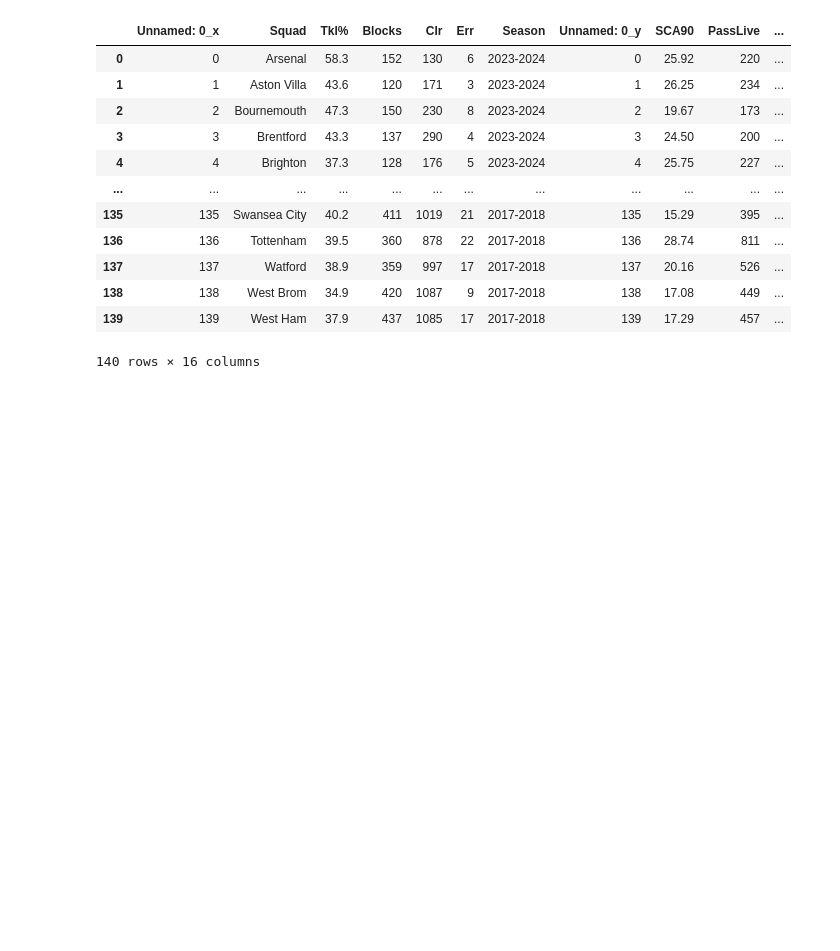
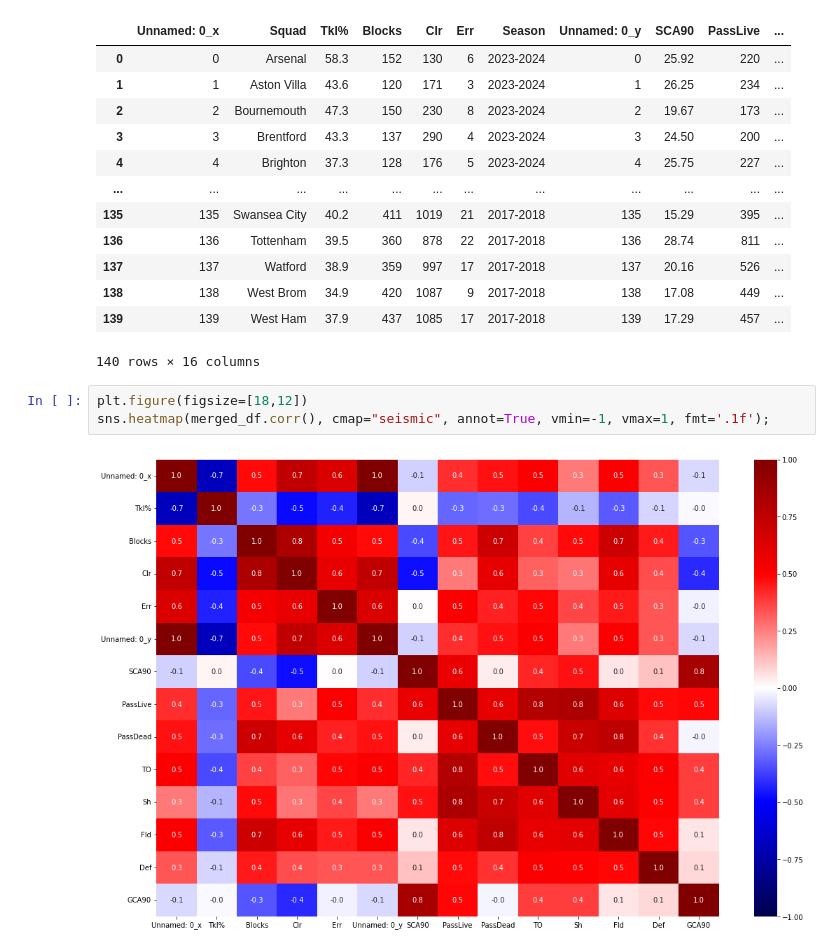
Before and after one commit to umutarsln/lineer-regression, a Jupyter notebook: umutarslan/predictions/merge_tables.ipynb, the cells around one changed output. Drawn from its saved outputs; the diff is of its cells as text; blank space fills up the shorter version.

```diff
--- a/umutarslan/predictions/merge_tables.ipynb
+++ b/umutarslan/predictions/merge_tables.ipynb
@@ -31,3 +33,8 @@ merged_df
 | 138 | 138 | West Brom | 34.9 | 420 | 1087 | 9 | 2017-2018 | 138 | 17.08 | 449 | ... |
 | 139 | 139 | West Ham | 37.9 | 437 | 1085 | 17 | 2017-2018 | 139 | 17.29 | 457 | ... |
 140 rows × 16 columns
+# %%
+plt.figure(figsize=[18,12])
+sns.heatmap(merged_df.corr(), cmap="seismic", annot=True, vmin=-1, vmax=1, fmt='.1f');
+# %% [output]
+[figure, added]
```
Also changed, not shown: parts of 1 cell of this notebook, 9 other files.
